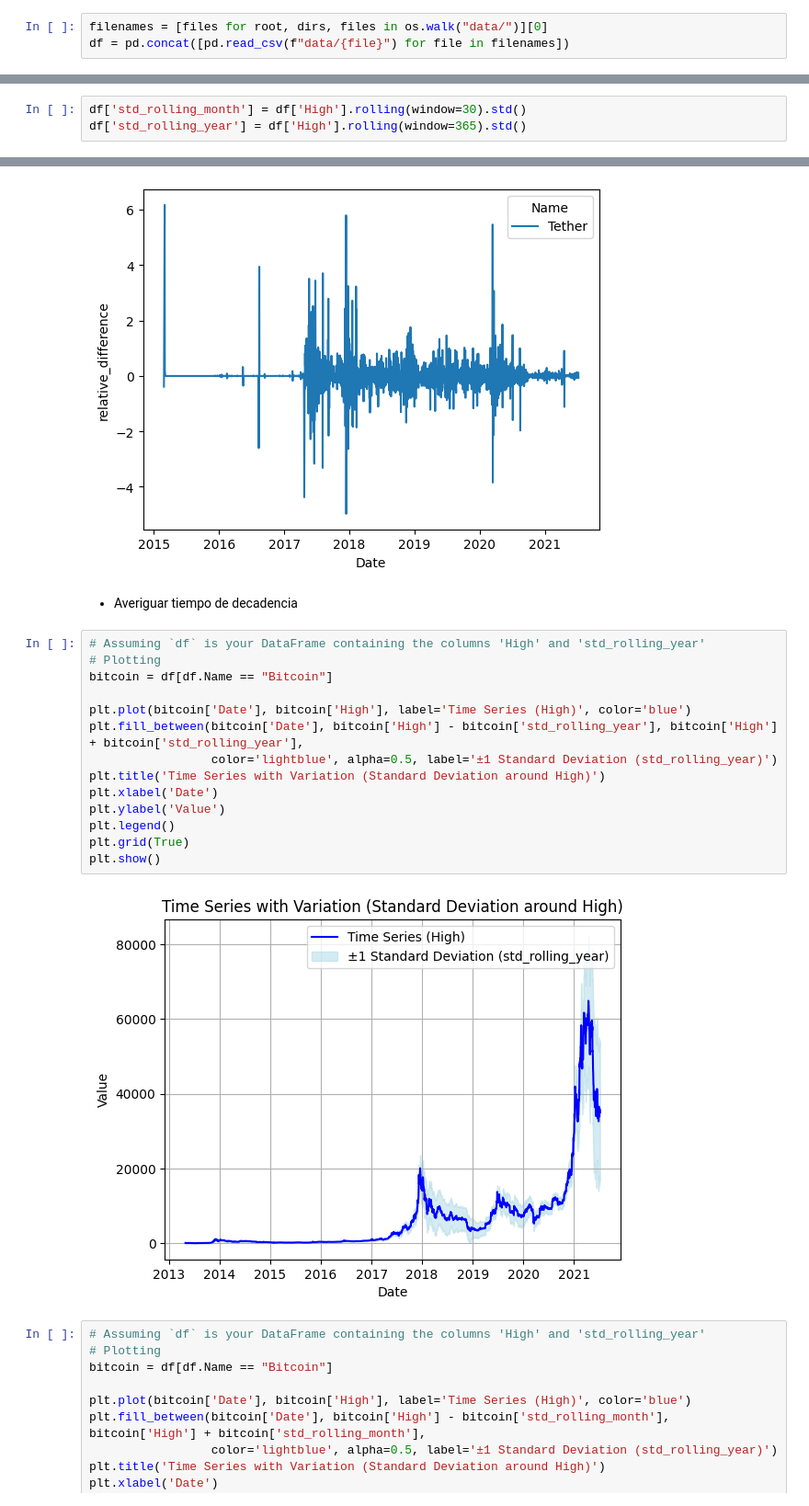
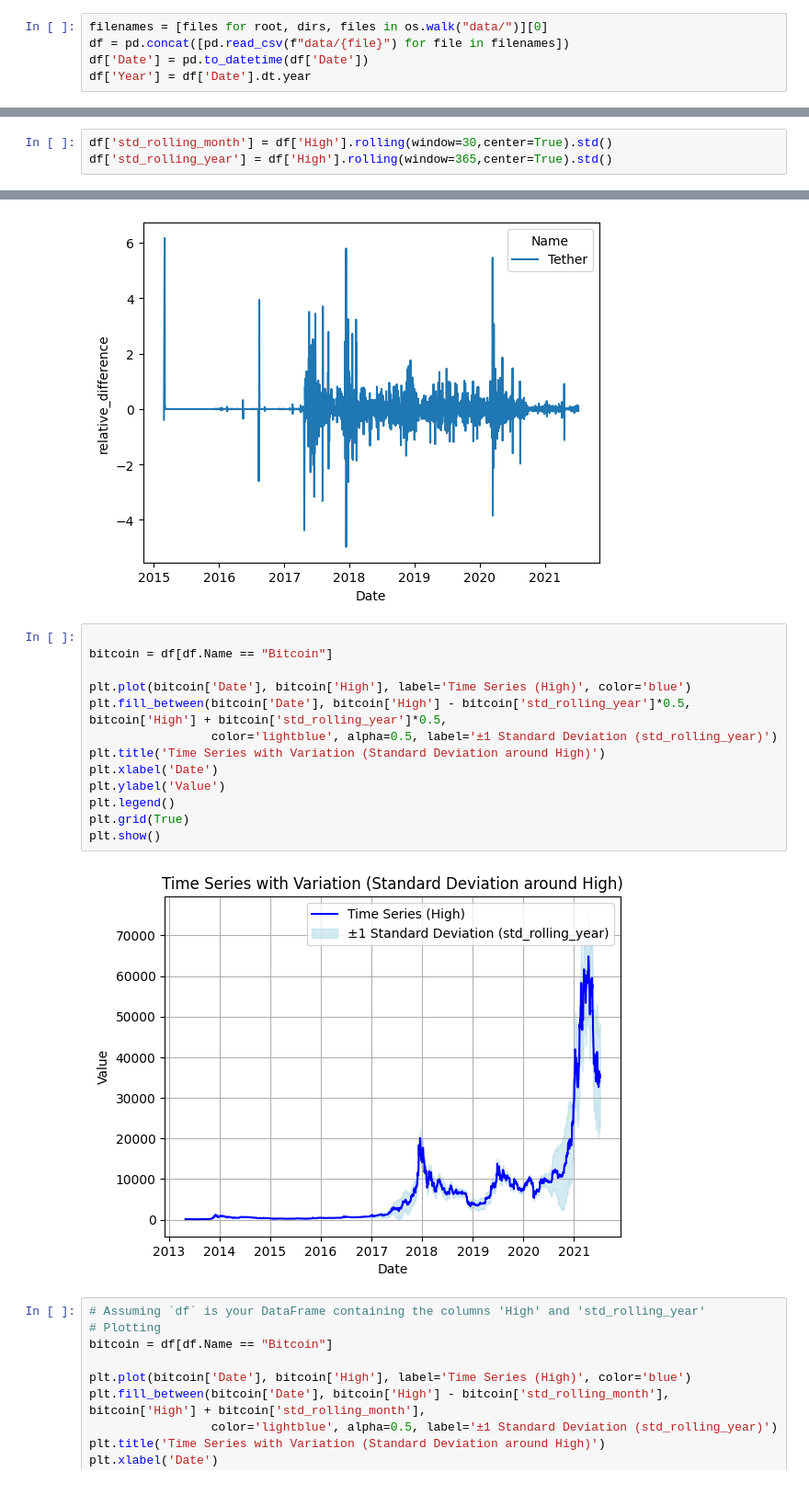
Before and after one commit to alejomaar/Network-Science-for-Data-Analytics, a Jupyter notebook: homework_1/cryptocurrencies.ipynb, the cells around one changed output, grey strips where cells are left out. Shown at 92% size. Saved outputs shown, nothing was run; the diff lists cells and outputs as text.

```diff
--- a/homework_1/cryptocurrencies.ipynb
+++ b/homework_1/cryptocurrencies.ipynb
@@ -62,6 +62,8 @@ crypto_creation_df.head()
 # %%
 filenames = [files for root, dirs, files in os.walk("data/")][0]
 df = pd.concat([pd.read_csv(f"data/{file}") for file in filenames])
+df['Date'] = pd.to_datetime(df['Date'])
+df['Year'] = df['Date'].dt.year
 # %% [markdown]
 ### Data integrity
 
@@ -142,8 +172,8 @@ df['marketcap_billion'] = df['Marketcap'] / 1_000_000_000
 
 Because the cryptocurrencies prices are time series, and their are very know for their volatilities. It's likely that they show heteroscedasticity, we will to measure it using a month and a year window.
 # %%
-df['std_rolling_month'] = df['High'].rolling(window=30).std()
-df['std_rolling_year'] = df['High'].rolling(window=365).std()
+df['std_rolling_month'] = df['High'].rolling(window=30,center=True).std()
+df['std_rolling_year'] = df['High'].rolling(window=365,center=True).std()
 # %% [markdown]
 ## EDA
 
@@ -404,24 +408,21 @@ sns.lineplot(data=df[df.Name == "Tether"], x="Date", y="relative_difference", hu
 # %% [output]
 <Axes: xlabel='Date', ylabel='relative_difference'>
 [figure]
-# %% [markdown]
-* Averiguar tiempo de decadencia
 # %%
-# Assuming `df` is your DataFrame containing the columns 'High' and 'std_rolling_year'
-# Plotting
+
 bitcoin = df[df.Name == "Bitcoin"]
 
 plt.plot(bitcoin['Date'], bitcoin['High'], label='Time Series (High)', color='blue')
-plt.fill_between(bitcoin['Date'], bitcoin['High'] - bitcoin['std_rolling_year'], bitcoin['High'] + bitcoin['std_rolling_year'],
+plt.fill_between(bitcoin['Date'], bitcoin['High'] - bitcoin['std_rolling_year']*0.5, bitcoin['High'] + bitcoin['std_rolling_year']*0.5,
                  color='lightblue', alpha=0.5, label='±1 Standard Deviation (std_rolling_year)')
 plt.title('Time Series with Variation (Standard Deviation around High)')
 plt.xlabel('Date')
 plt.ylabel('Value')
 plt.legend()
 plt.grid(True)
 plt.show()
 # %% [output]
-[figure, old version]
+[figure, new version]
 # %%
 # Assuming `df` is your DataFrame containing the columns 'High' and 'std_rolling_year'
 # Plotting
```
Also changed, not shown: parts of 15 cells of this notebook.
